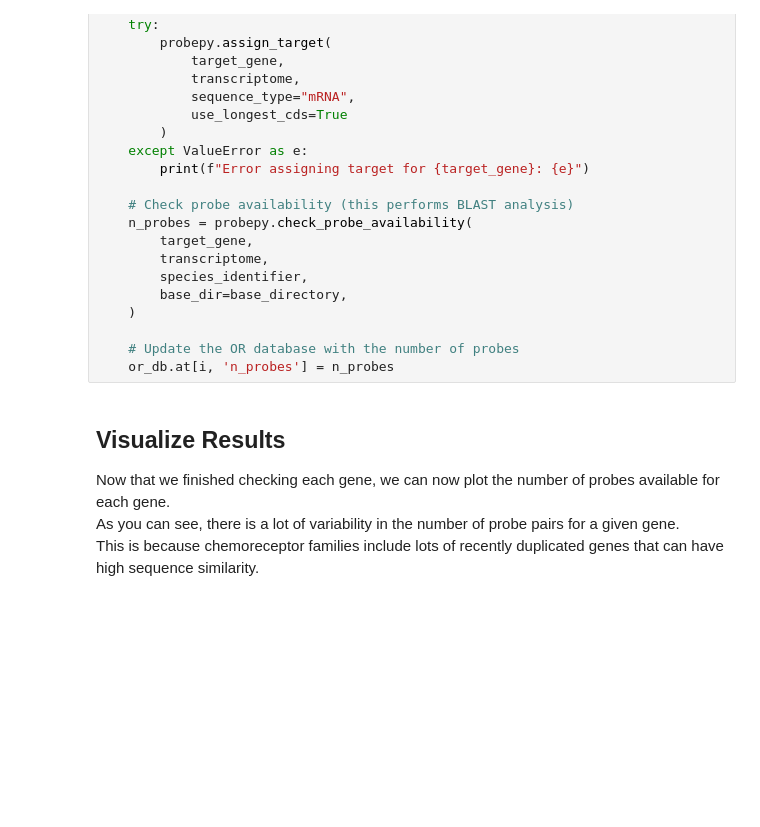
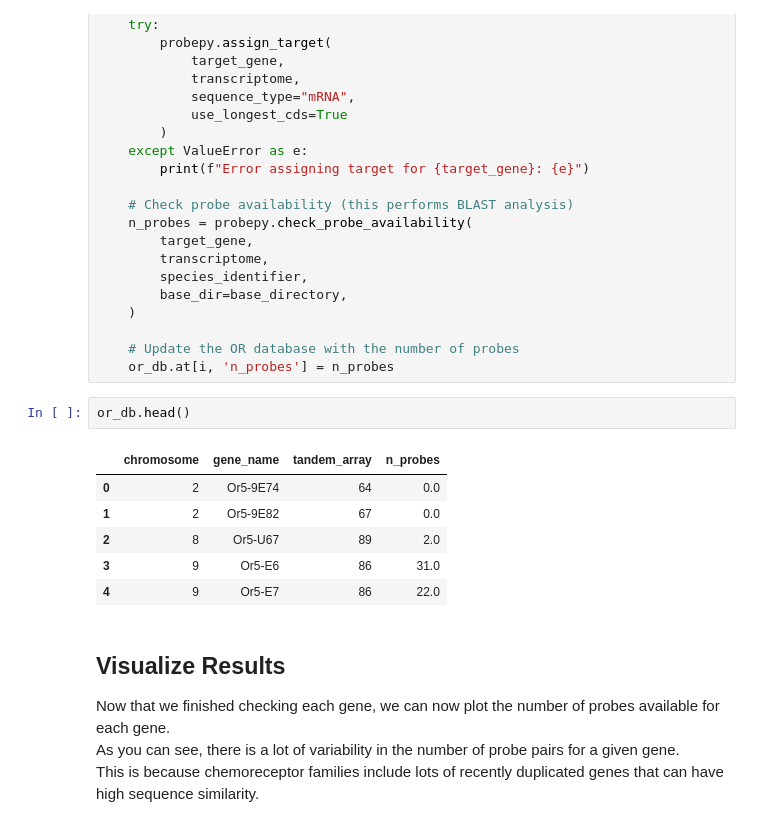
Before and after one commit to Social-Evolution-and-Behavior/ProbePy, a Jupyter notebook: docs/gene_screening_tutorial.ipynb, the cells around one changed output. Cells and saved outputs as stored; diff of their text form; blank space fills up the shorter version.

```diff
--- a/docs/gene_screening_tutorial.ipynb
+++ b/docs/gene_screening_tutorial.ipynb
@@ -109,6 +109,15 @@ for i, row in tqdm(or_db.iterrows(), total=len(or_db), desc="Screening OR genes"
 
     # Update the OR database with the number of probes
     or_db.at[i, 'n_probes'] = n_probes
+# %%
+or_db.head()
+# %% [output]
+|  | chromosome | gene_name | tandem_array | n_probes |
+| 0 | 2 | Or5-9E74 | 64 | 0.0 |
+| 1 | 2 | Or5-9E82 | 67 | 0.0 |
+| 2 | 8 | Or5-U67 | 89 | 2.0 |
+| 3 | 9 | Or5-E6 | 86 | 31.0 |
+| 4 | 9 | Or5-E7 | 86 | 22.0 |
 # %% [markdown]
 ## Visualize Results
 
```
